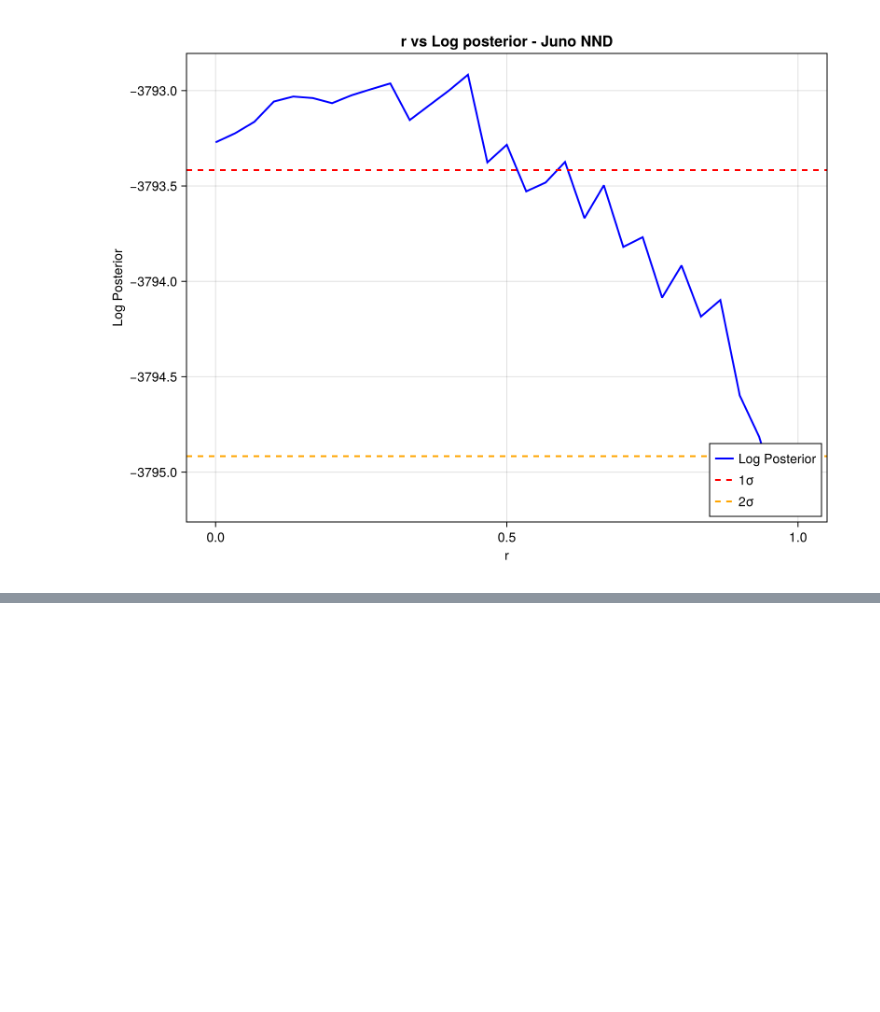
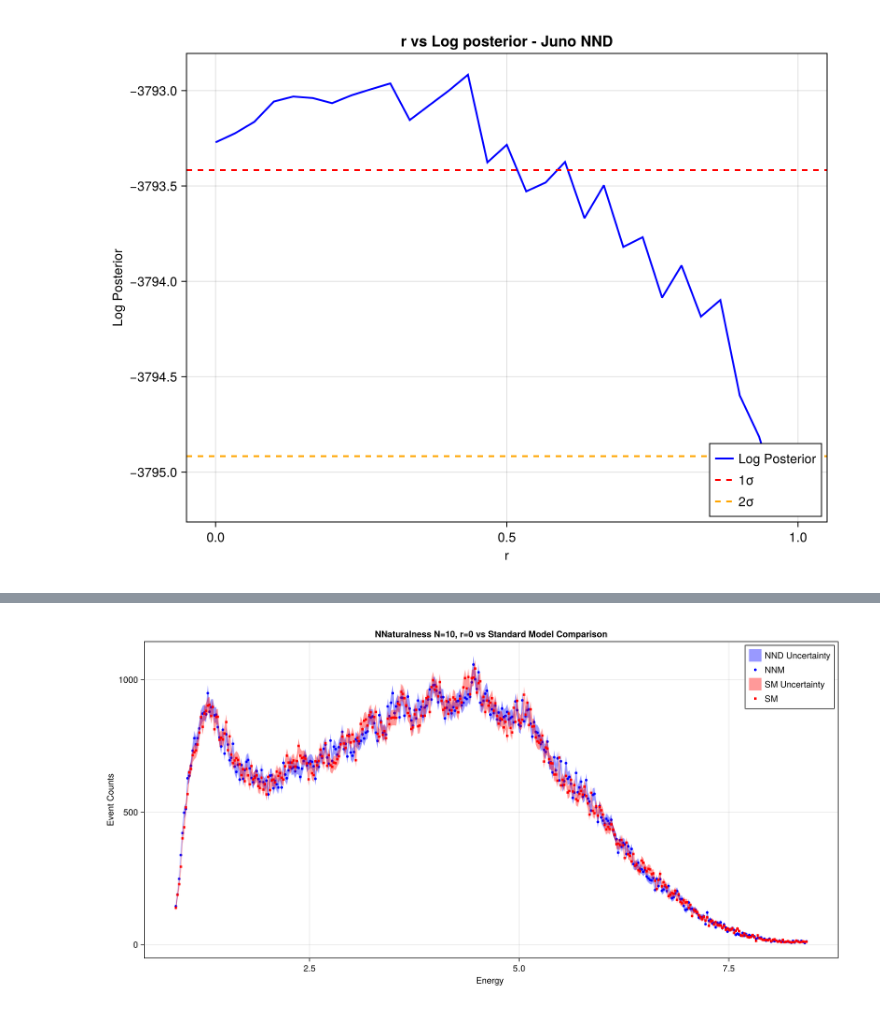
Before and after one commit to philippeller/Newtrinos.jl, a Jupyter notebook: notebooks/juno.ipynb, the cells around one changed output, grey strips where cells are left out. Drawn from its saved outputs; the diff is of its cells as text; code cells hidden in the pictures; blank space fills up the shorter version.

```diff
--- a/notebooks/juno.ipynb
+++ b/notebooks/juno.ipynb
@@ -214,0 +349,40 @@ display("image/png", fig)
+# %%
+using CairoMakie
+
+# Create the figure
+fig = Figure(size = (1200, 600))
+ax = Axis(fig[1, 1],
+    xlabel = "Energy ",
+    ylabel = "Event Counts",
+    title = "NNaturalness N=10, r=0 vs Standard Model Comparison")
+
+# Plot New Model (NN) with transparent band
+band!(ax, energy, toy_data_NN .- poisson_err_NN, toy_data_NN .+ poisson_err_NN,
+      color = (:blue, 0.4), label = "NND Uncertainty")
+#lines!(ax, energy, toy_data_NN,
+       #color = :blue, linewidth = 2.5, label = "New Model (NN)")
+scatter!(ax, energy, toy_data_NN,
+        color = :blue, markersize = 6, label = "NNM")
+
+# Plot Standard Model (SM) with transparent band
+band!(ax, energy, toy_data_SM .- poisson_err_SM, toy_data_SM .+ poisson_err_SM,
+      color = (:red, 0.4), label = "SM Uncertainty")
+#lines!(ax, energy, toy_data_SM,
+       #color = :red, linewidth = 2.5, label = "Standard Model (SM)")
+scatter!(ax, energy, toy_data_SM,
+        color = :red, marker = :rect, markersize = 6,label = "SM")
+
+# Add legend
+axislegend(ax, position = :rt)
+
+# Add grid
+ax.xgridvisible = true
+ax.ygridvisible = true
+ax.xgridcolor = (:black, 0.1)
+ax.ygridcolor = (:black, 0.1)
+
+# Show the plot
+display(fig)
+save("/home/sofialon/Newtrinos.jl/aug_plots/juno/juno_comp_N=10_r=0_NNM_12.png", fig)
+# %% [output]
+[figure, added]
```
Also changed, not shown: parts of 14 cells of this notebook, 31 other files.
